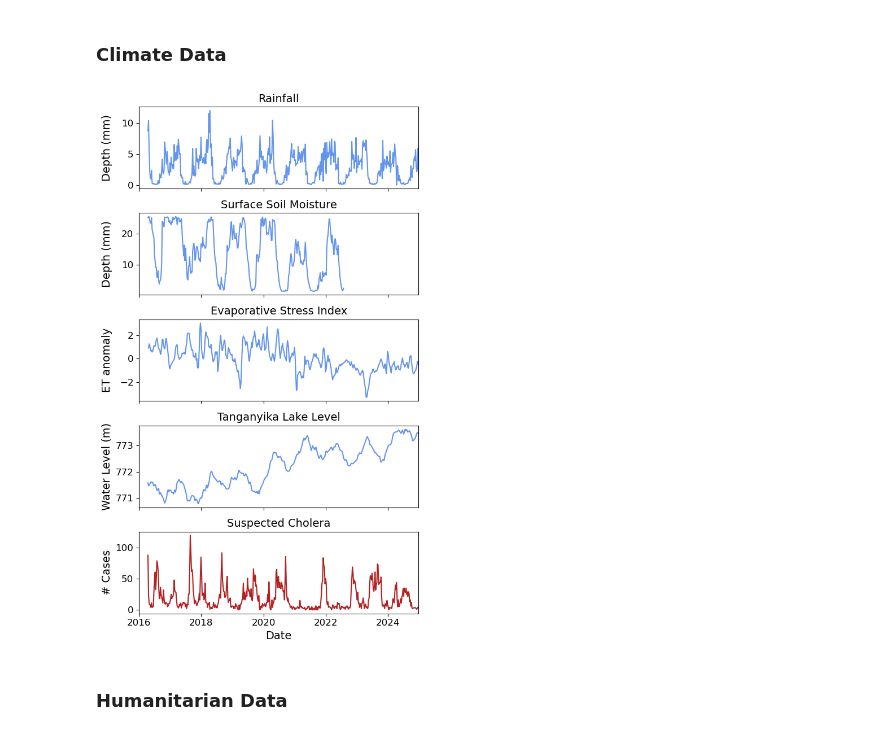
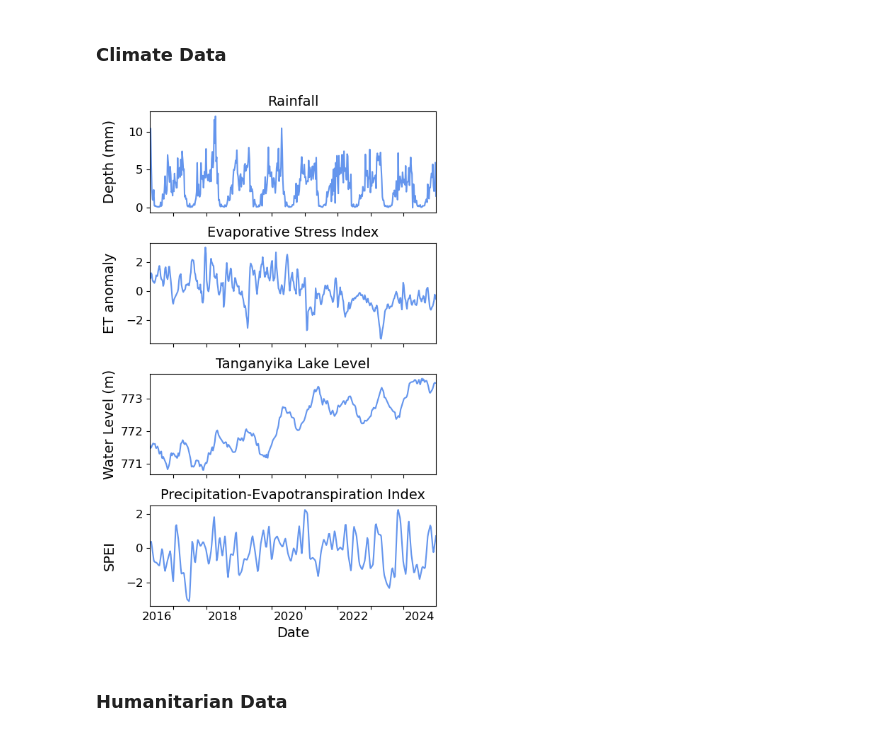
Before and after one commit to MLGlobalHealth/cholera-surveillance, a Jupyter notebook: notebooks/data_processing/combine_data.ipynb, the cells around one changed output. Cells and saved outputs as stored; diff of their text form; code cells hidden in the pictures.

```diff
--- a/notebooks/data_processing/combine_data.ipynb
+++ b/notebooks/data_processing/combine_data.ipynb
@@ -196,0 +274,2 @@ df_vacc
+# %%
+df_covid_deaths.set_index("date").plot()
@@ -196,0 +279,6 @@ df_vacc
+# %%
+df_covid = (
+    df_covid_cases
+    .merge(df_covid_deaths, on="date", how="outer")
+    .fillna(0)
+)
@@ -338,4 +428,21 @@ labels = [
 # %%
+years = mdates.YearLocator(base = 1)
+months = mdates.YearLocator(base = 2, month=7)
+yearsFmt = mdates.DateFormatter('\n%Y')
+
+clim_features_dict = {
+    "rainfall_mm": "Rainfall",
+    "esi": "Evaporative Stress Index",
+    "lake_level": "Tanganyika Lake Level",
+    "spei": "Precipitation-Evapotranspiration Index"
+}
+labels = [
+    "Depth (mm)",
+    "ET anomaly",
+    "Water Level (m)",
+    "SPEI"
+]
+
 df_to_plot = (
     df
     .reset_index()
@@ -343,56 +450,49 @@ df_to_plot = (
     .agg({
         "reports": "sum",
         "rainfall_mm": "mean",
-        "ssm": "mean",
         "esi": "mean",
         "lake_level": "mean",
+        "spei": "mean"
     })
 )
 
 fig, axes = plt.subplots(
-    nrows = len(clim_features_dict) + 1,
+    nrows = len(clim_features_dict),
     ncols = 1,
-    figsize = (6, (len(clim_features_dict) + 1) * 2),
+    figsize = (5, (len(clim_features_dict)) * 2),
     sharex = True
 )
 
 for i, (col, title) in enumerate(clim_features_dict.items()):
     (
         df_to_plot
         [col]
         .plot(
             ax = axes[i],
             color = "cornflowerblue",
             legend = False,
         )
     )
     axes[i].set_title(title, fontsize = 14)
     axes[i].set_xlabel("")
     axes[i].set_ylabel(labels[i], fontsize = 14)
-    axes[i].set(xticks=["2016-01-01", "2018-01-01", "2020-01-01", "2022-01-01", "2024-01-01"])
     axes[i].tick_params(labelsize = 12)
-(
-    df_to_plot["reports"]
-    .plot(
-        ax = axes[-1],
-        color = "firebrick",
-        legend = False,
-    )
-)
-axes[-1].set_title("Suspected Cholera", fontsize = 14)
-axes[-1].set_xlabel("")
-axes[-1].set_ylabel("# Cases", fontsize = 14)
-axes[-1].tick_params(labelsize = 12)
-axes[-1].set(xticks=["2016-01-01", "2018-01-01", "2020-01-01", "2022-01-01", "2024-01-01"])
-axes[-1].set_xticklabels(["2016", "2018", "2020", "2022", "2024"])
+    axes[i].xaxis.set_major_locator(years)
+    axes[i].xaxis.set_major_formatter(ticker.NullFormatter())
+    axes[i].xaxis.set_minor_locator(months)
+    axes[i].xaxis.set_minor_formatter(yearsFmt)
+    axes[i].tick_params(which = "both", labelsize = 12)
+    axes[i].tick_params(which = "minor", bottom = False)
+
+    for label in axes[i].get_xticklabels(minor=True):
+        label.set_horizontalalignment('center')
+        label.set_verticalalignment('center')
 axes[-1].set_xlabel("Date", fontsize = 14)
-# plt.subplots_adjust(hspace = 0.3)
 plt.tight_layout()
-plt.minorticks_off()
 fig.align_ylabels()
 plt.savefig(img_dir / "climate_data_timeseries.png", dpi = 300, bbox_inches = "tight")
 # %% [output]
-[figure, old version]
+[figure, new version]
 # %% [markdown]
 ### Humanitarian Data
 # %%
```
Also changed, not shown: parts of 28 cells of this notebook, 37 other files.
